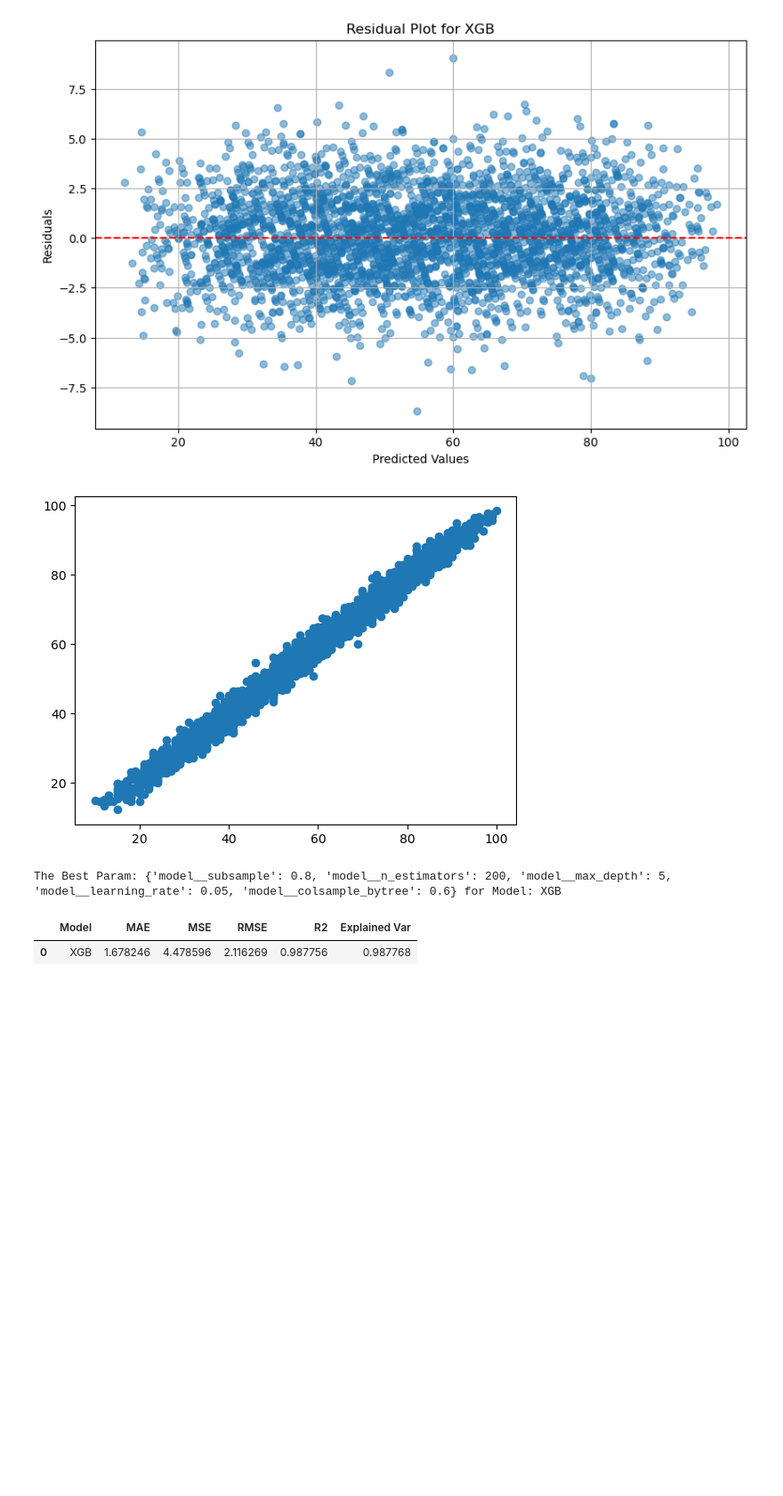
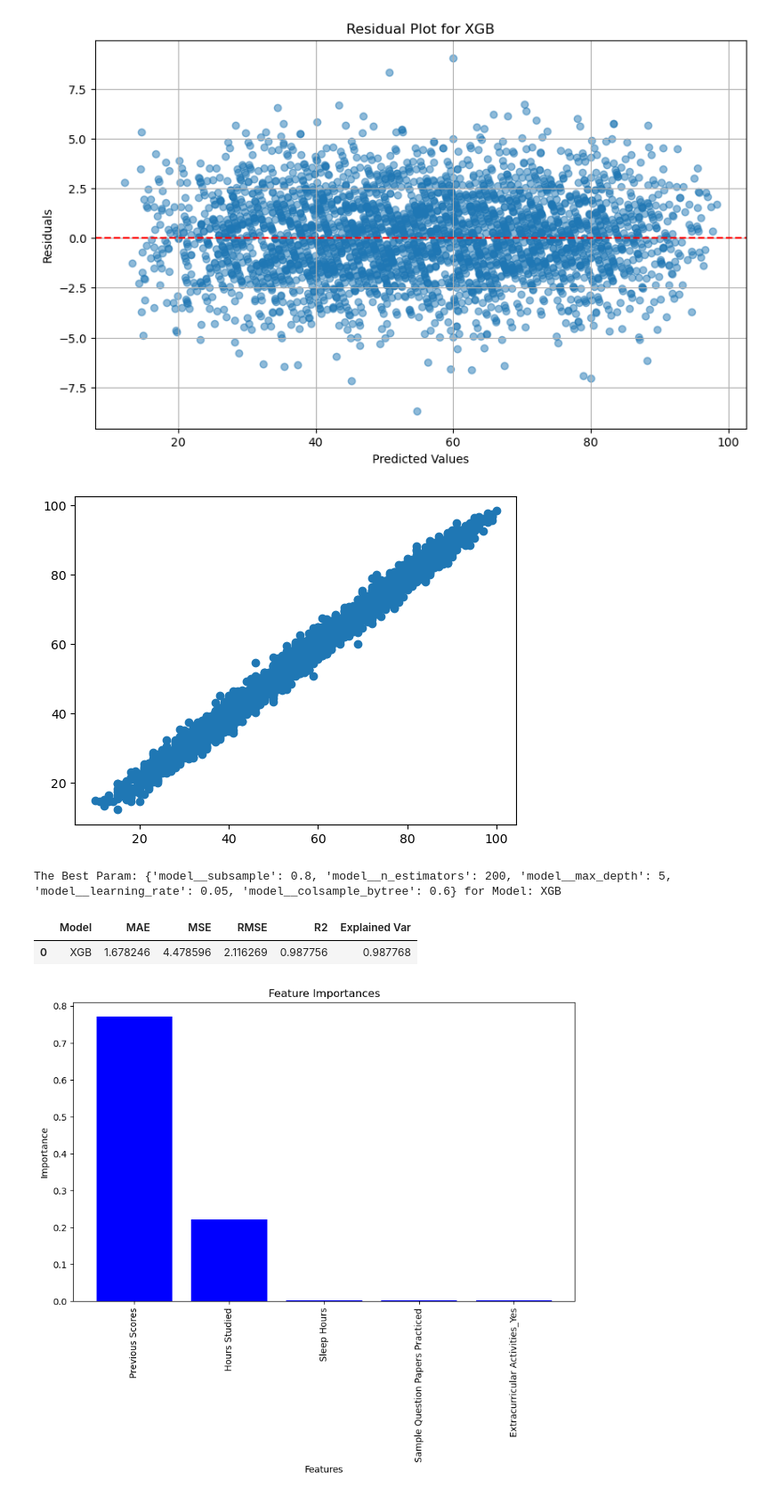
Before and after one commit to MaukanMir/-Student-Performance-Regression-, a Jupyter notebook: training.ipynb, the cells around one changed output. Shown at 89% size. Cells and saved outputs as stored; diff of their text form; code cells hidden in the pictures; blank space fills up the shorter version.

Commit message:
added new models

```diff
--- a/training.ipynb
+++ b/training.ipynb
@@ -391,6 +391,24 @@ def residual_plot(models, model_names, preprocessor, kbest, X, y):
 
     plt.scatter(y_test, predictions)
     plt.show()
+
+def get_feature_names(column_transformer):
+    """Get feature names from all transformers in ColumnTransformer."""
+    output_features = []
+
+    for name, pipe, features in column_transformer.transformers_:
+        if name != 'remainder':
+            if hasattr(pipe, 'named_steps'):
+                if 'Encoder' in pipe.named_steps:
+                    feature_names = pipe.named_steps['Encoder'].get_feature_names_out(features)
+                    output_features.extend(feature_names)
+                else:
+                    output_features.extend(features)
+            else:
+                output_features.extend(features)
+        else:
+            output_features.extend(features)
+    return output_features
 # %% [markdown]
 # EDA Analysis
 # %%
@@ -835,3 +853,28 @@ optimization_search(preprocessor, model_names, new_models, X, y, RandomizedSearc
 The Best Param: {'model__subsample': 0.8, 'model__n_estimators': 200, 'model__max_depth': 5, 'model__learning_rate': 0.05, 'model__colsample_bytree': 0.6} for Model: XGB
 |  | Model | MAE | MSE | RMSE | R2 | Explained Var |
 | 0 | XGB | 1.678246 | 4.478596 | 2.116269 | 0.987756 | 0.987768 |
+# %%
+
+X_train, X_test, y_train, y_test = train_test_split(X, y, test_size=0.33, random_state=42)
+model = XGBRegressor(subsample=0.8, n_estimators=200, max_depth=5, learning_rate=0.05, colsample_bytree=0.6)
+pipeline = create_sklearn_pipeline(preprocessor, model, kbest)
+pipeline.fit(X_train, y_train)
+
+transformed_features = get_feature_names(pipeline.named_steps['preprocessor'])
+
+selected_mask = pipeline.named_steps['Feature Selection'].get_support()
+
+selected_features = [feature for is_selected, feature in zip(selected_mask, transformed_features) if is_selected]
+feature_importances = pipeline.named_steps['model'].feature_importances_
+
+indices = np.argsort(feature_importances)[::-1]
+
+plt.figure(figsize=(10, 6))
+plt.title("Feature Importances")
+plt.bar(range(len(feature_importances)), feature_importances[indices], color='b')
+plt.xticks(range(len(feature_importances)), [selected_features[i] for i in indices], rotation=90)
+plt.xlabel("Features")
+plt.ylabel("Importance")
+plt.show()
+# %% [output]
+[figure, added]
```
